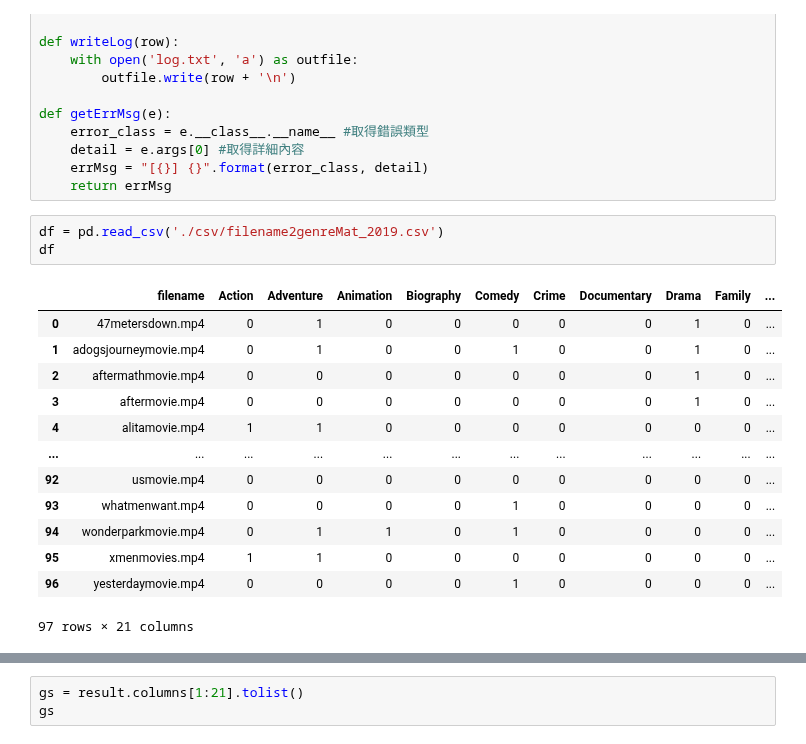
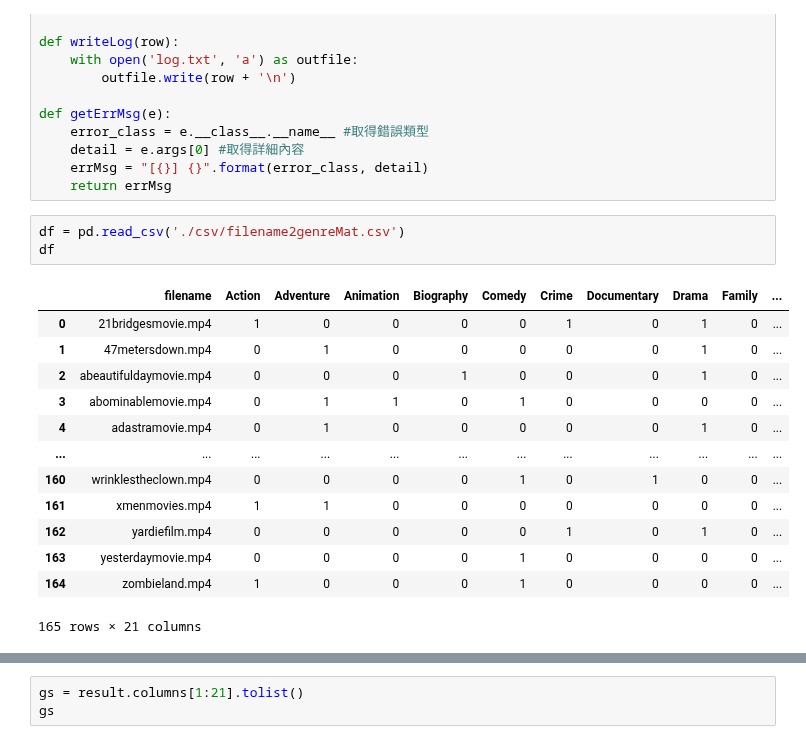
Before and after one commit to arrowill74/GPUbackup, a Jupyter notebook: Video/CheckParams.ipynb, the cells around one changed output, grey strips where cells are left out. Drawn from its saved outputs; the diff is of its cells as text.

```diff
--- a/Video/CheckParams.ipynb
+++ b/Video/CheckParams.ipynb
@@ -36,22 +36,22 @@ def getErrMsg(e):
     errMsg = "[{}] {}".format(error_class, detail)
     return errMsg
 # %%
-df = pd.read_csv('./csv/filename2genreMat_2019.csv')
+df = pd.read_csv('./csv/filename2genreMat.csv')
 df
 # %% [output]
 |  | filename | Action | Adventure | Animation | Biography | Comedy | Crime | Documentary | Drama | Family | ... |
-| 0 | 47metersdown.mp4 | 0 | 1 | 0 | 0 | 0 | 0 | 0 | 1 | 0 | ... |
-| 1 | adogsjourneymovie.mp4 | 0 | 1 | 0 | 0 | 1 | 0 | 0 | 1 | 0 | ... |
-| 2 | aftermathmovie.mp4 | 0 | 0 | 0 | 0 | 0 | 0 | 0 | 1 | 0 | ... |
-| 3 | aftermovie.mp4 | 0 | 0 | 0 | 0 | 0 | 0 | 0 | 1 | 0 | ... |
-| 4 | alitamovie.mp4 | 1 | 1 | 0 | 0 | 0 | 0 | 0 | 0 | 0 | ... |
+| 0 | 21bridgesmovie.mp4 | 1 | 0 | 0 | 0 | 0 | 1 | 0 | 1 | 0 | ... |
+| 1 | 47metersdown.mp4 | 0 | 1 | 0 | 0 | 0 | 0 | 0 | 1 | 0 | ... |
+| 2 | abeautifuldaymovie.mp4 | 0 | 0 | 0 | 1 | 0 | 0 | 0 | 1 | 0 | ... |
+| 3 | abominablemovie.mp4 | 0 | 1 | 1 | 0 | 1 | 0 | 0 | 0 | 0 | ... |
+| 4 | adastramovie.mp4 | 0 | 1 | 0 | 0 | 0 | 0 | 0 | 1 | 0 | ... |
 | ... | ... | ... | ... | ... | ... | ... | ... | ... | ... | ... | ... |
-| 92 | usmovie.mp4 | 0 | 0 | 0 | 0 | 0 | 0 | 0 | 0 | 0 | ... |
-| 93 | whatmenwant.mp4 | 0 | 0 | 0 | 0 | 1 | 0 | 0 | 0 | 0 | ... |
-| 94 | wonderparkmovie.mp4 | 0 | 1 | 1 | 0 | 1 | 0 | 0 | 0 | 0 | ... |
-| 95 | xmenmovies.mp4 | 1 | 1 | 0 | 0 | 0 | 0 | 0 | 0 | 0 | ... |
-| 96 | yesterdaymovie.mp4 | 0 | 0 | 0 | 0 | 1 | 0 | 0 | 0 | 0 | ... |
+| 160 | wrinklestheclown.mp4 | 0 | 0 | 0 | 0 | 1 | 0 | 1 | 0 | 0 | ... |
+| 161 | xmenmovies.mp4 | 1 | 1 | 0 | 0 | 0 | 0 | 0 | 0 | 0 | ... |
+| 162 | yardiefilm.mp4 | 0 | 0 | 0 | 0 | 0 | 1 | 0 | 1 | 0 | ... |
+| 163 | yesterdaymovie.mp4 | 0 | 0 | 0 | 0 | 1 | 0 | 0 | 0 | 0 | ... |
+| 164 | zombieland.mp4 | 1 | 0 | 0 | 0 | 1 | 0 | 0 | 0 | 0 | ... |
-97 rows × 21 columns
+165 rows × 21 columns
 # %%
 param = pd.read_csv('./csv/computed_minmaxnorm_2019_log.csv')
 param
```
Also changed, not shown: parts of 3 cells of this notebook, 27 other files.
